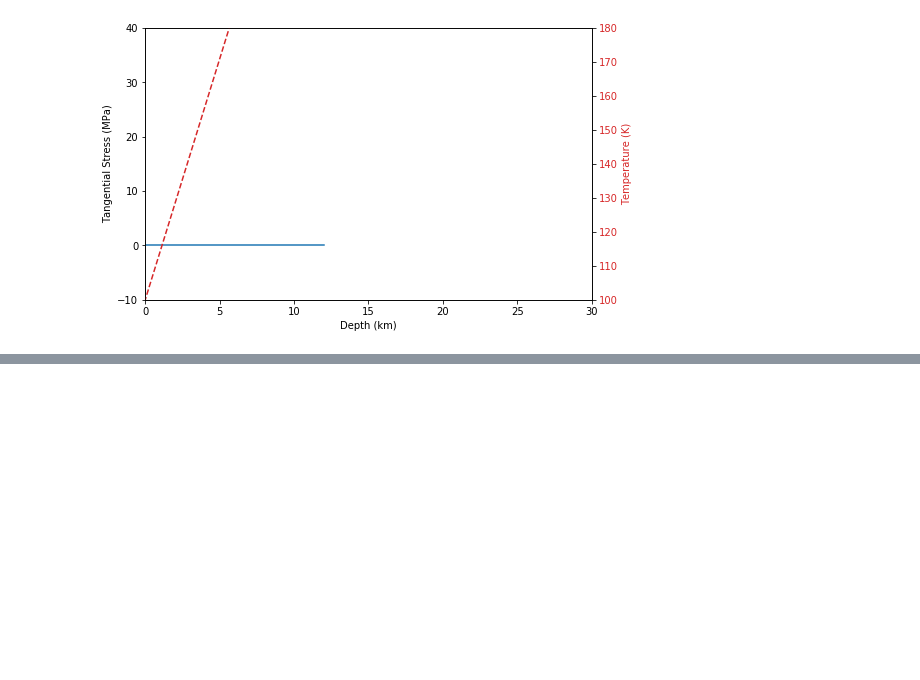
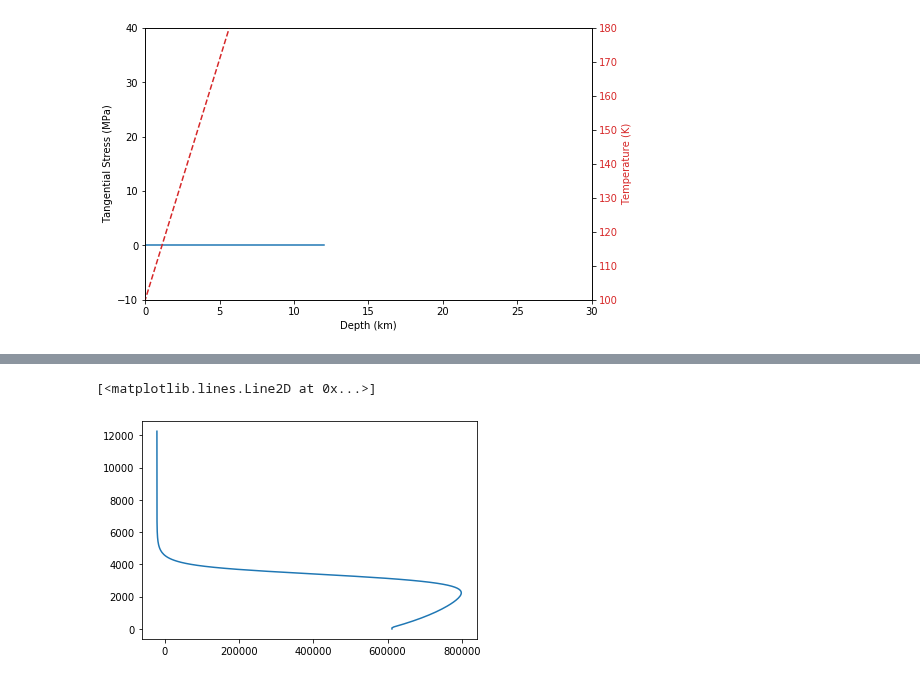
Before and after one commit to ssajous/europa-cycloids, a Jupyter notebook: src/Thermal Stress.ipynb, the cells around one changed output, grey strips where cells are left out. Drawn from its saved outputs; the diff is of its cells as text; code cells hidden in the pictures; blank space fills up the shorter version.

Commit message:
calculating stress

```diff
--- a/src/Thermal Stress.ipynb
+++ b/src/Thermal Stress.ipynb
@@ -7,3 +8,8 @@ from scipy.sparse.linalg import spsolve
+# %%
+stressFrames = []
+strainFrames = []
+tempFrames = []
+urFrames = []
 # %%
 # Numerical parameters
 nr = 200 # number of grid points
@@ -467,6 +473,28 @@ while time < t_end:
     if time >= plot_times[iplot-1] or time >= t_end:
         iplot += 1
         print('Adding to plot')
+        stressFrames.append(
+            pd.DataFrame(
+                np.concatenate([(Ro-grid_r).reshape(testR.shape[0], 1),
+                                sigma_r.reshape(sigma_r.shape[0], 1),
+                                sigma_t.reshape(sigma_r.shape[0], 1),
+                                er.reshape(et.shape[0], 1),
+                                et.reshape(et.shape[0], 1),
+                                T.reshape(et.shape[0], 1),
+                                ur.reshape(et.shape[0], 1),
+                               ], axis=1),
+                columns=['r', 'sigma_r', 'sigma_t', 'er', 'et', 'T', 'ur']))
+
+        # hf is the figure with:
+        # 1 - Stress x r
+        # 2 - Strain x r
+        # 3 - Temp x r
+        # 4 - u x r
+
+        # fig1a.h is the figure with:
+        # Depth x Tangental Stress
+        # Depth x Temperature
+
 
 #         figure(hf)
 #         subplot(1,4,1)
@@ -542,0 +565,7 @@ LHS
+# %%
+first = stressFrames[0]
+
+plt.plot(first['sigma_t'], first['r'])
+# %% [output]
+[<matplotlib.lines.Line2D at 0x...>]
+[figure, added]
```
Also changed, not shown: parts of 8 cells of this notebook.
